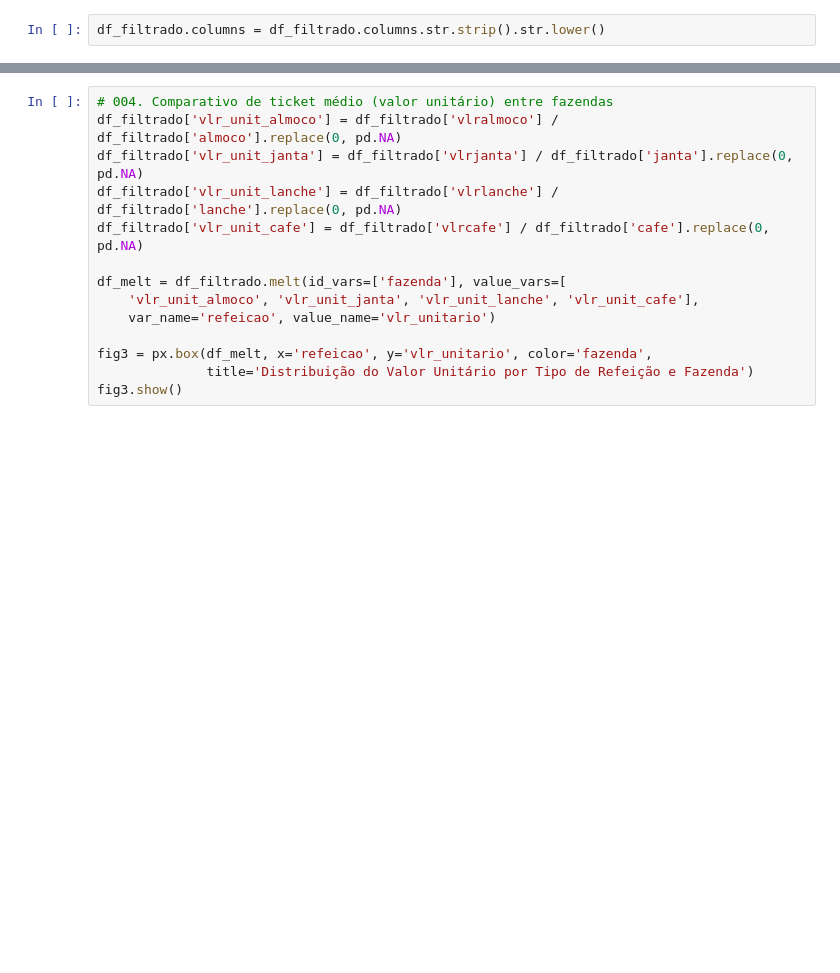
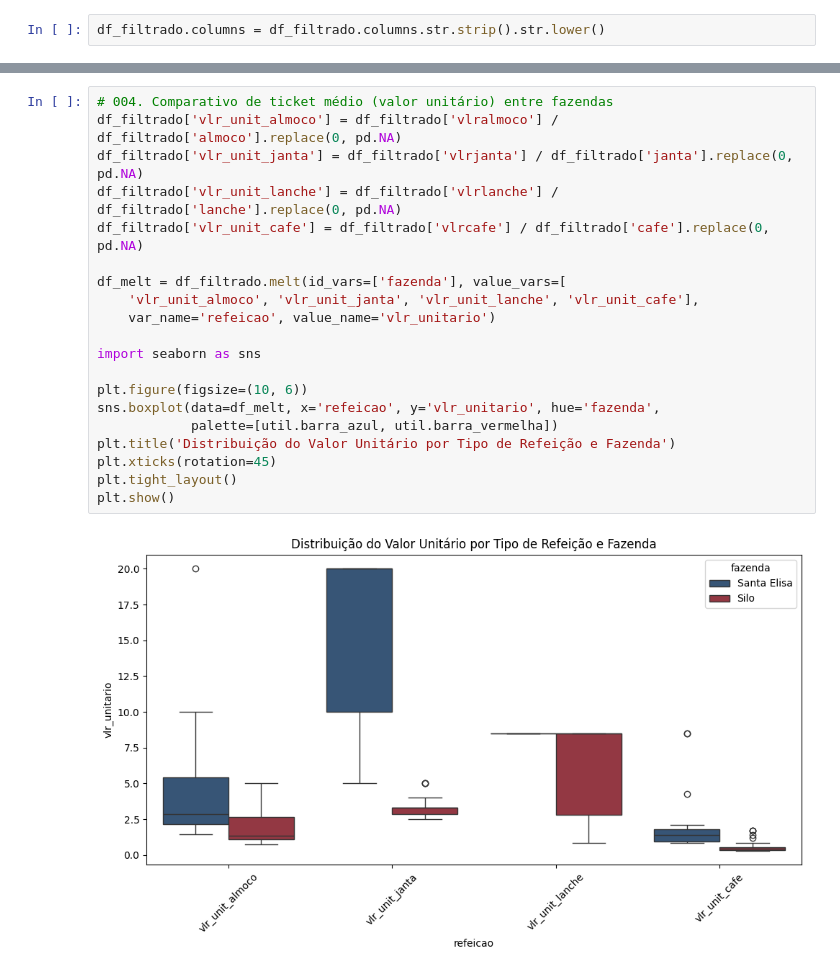
Before and after one commit to rafa-trindade/dashboard-elisaagro, a Jupyter notebook: notebooks/eda.ipynb, the cells around one changed output, grey strips where cells are left out. Drawn from its saved outputs; the diff is of its cells as text; blank space fills up the shorter version.

```diff
--- a/notebooks/eda.ipynb
+++ b/notebooks/eda.ipynb
@@ -106,17 +137,25 @@ fig2.show()
 # %%
 # 004. Comparativo de ticket médio (valor unitário) entre fazendas
 df_filtrado['vlr_unit_almoco'] = df_filtrado['vlralmoco'] / df_filtrado['almoco'].replace(0, pd.NA)
 df_filtrado['vlr_unit_janta'] = df_filtrado['vlrjanta'] / df_filtrado['janta'].replace(0, pd.NA)
 df_filtrado['vlr_unit_lanche'] = df_filtrado['vlrlanche'] / df_filtrado['lanche'].replace(0, pd.NA)
 df_filtrado['vlr_unit_cafe'] = df_filtrado['vlrcafe'] / df_filtrado['cafe'].replace(0, pd.NA)
 
 df_melt = df_filtrado.melt(id_vars=['fazenda'], value_vars=[
     'vlr_unit_almoco', 'vlr_unit_janta', 'vlr_unit_lanche', 'vlr_unit_cafe'],
     var_name='refeicao', value_name='vlr_unitario')
 
-fig3 = px.box(df_melt, x='refeicao', y='vlr_unitario', color='fazenda',
-              title='Distribuição do Valor Unitário por Tipo de Refeição e Fazenda')
-fig3.show()
+import seaborn as sns
+
+plt.figure(figsize=(10, 6))
+sns.boxplot(data=df_melt, x='refeicao', y='vlr_unitario', hue='fazenda',
+            palette=[util.barra_azul, util.barra_vermelha])
+plt.title('Distribuição do Valor Unitário por Tipo de Refeição e Fazenda')
+plt.xticks(rotation=45)
+plt.tight_layout()
+plt.show()
+# %% [output]
+[figure, added]
 # %%
 # 005. Análise sazonal: média de vendas por mês
 df_filtrado['data'] = pd.to_datetime(df_filtrado['data'], dayfirst=True, errors='coerce')
```
Also changed, not shown: parts of 20 cells of this notebook, 1 other file.
